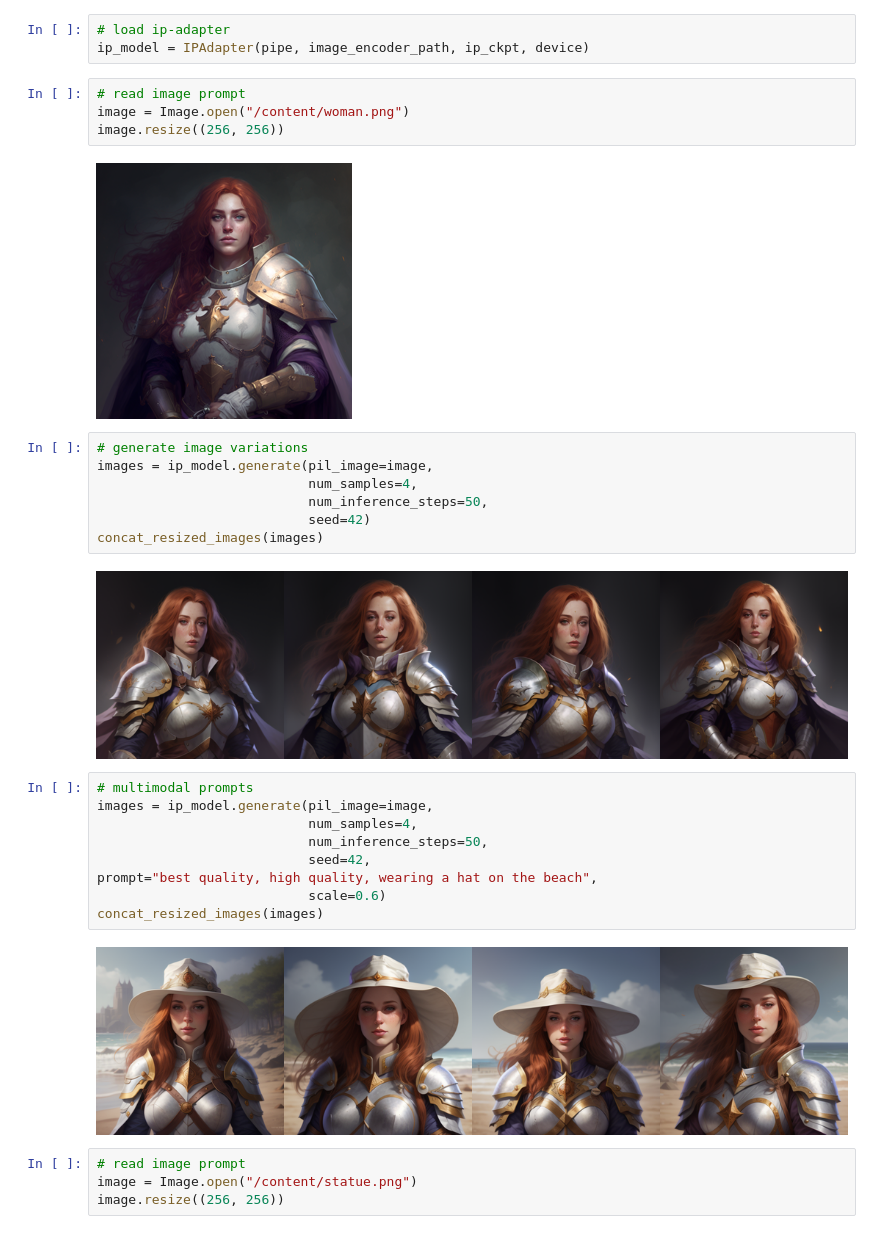
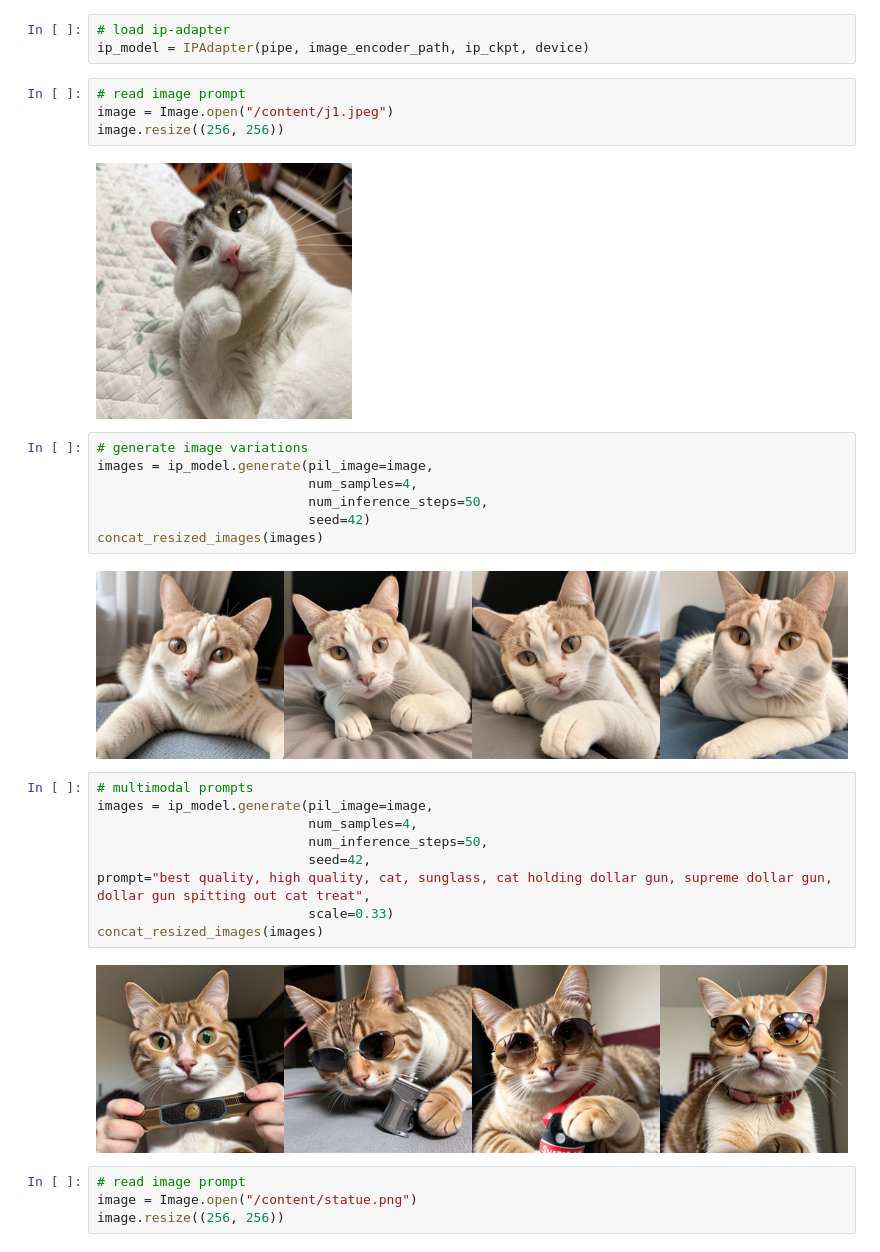
Before and after one commit to star-bits/blog, a Jupyter notebook: ip-adapter-colab.ipynb, the cells around one changed output. Cells and saved outputs as stored; diff of their text form.

```diff
--- a/ip-adapter-colab.ipynb
+++ b/ip-adapter-colab.ipynb
@@ -150,10 +151,10 @@ pip install accelerate
 ip_model = IPAdapter(pipe, image_encoder_path, ip_ckpt, device)
 # %%
 # read image prompt
-image = Image.open("/content/woman.png")
+image = Image.open("/content/j1.jpeg")
 image.resize((256, 256))
 # %% [output]
-[figure, old version]
+[figure, new version]
 # %%
 # generate image variations
 images = ip_model.generate(pil_image=image,
@@ -162,18 +163,18 @@ images = ip_model.generate(pil_image=image,
                            seed=42)
 concat_resized_images(images)
 # %% [output]
-[figure, old version]
+[figure, new version]
 # %%
 # multimodal prompts
 images = ip_model.generate(pil_image=image,
                            num_samples=4,
                            num_inference_steps=50,
                            seed=42,
-prompt="best quality, high quality, wearing a hat on the beach",
-                           scale=0.6)
+prompt="best quality, high quality, cat, sunglass, cat holding dollar gun, supreme dollar gun, dollar gun spitting out cat treat",
+                           scale=0.33)
 concat_resized_images(images)
 # %% [output]
-[figure, old version]
+[figure, new version]
 # %%
 # read image prompt
 image = Image.open("/content/statue.png")
```
Also changed, not shown: parts of 3 cells of this notebook.
